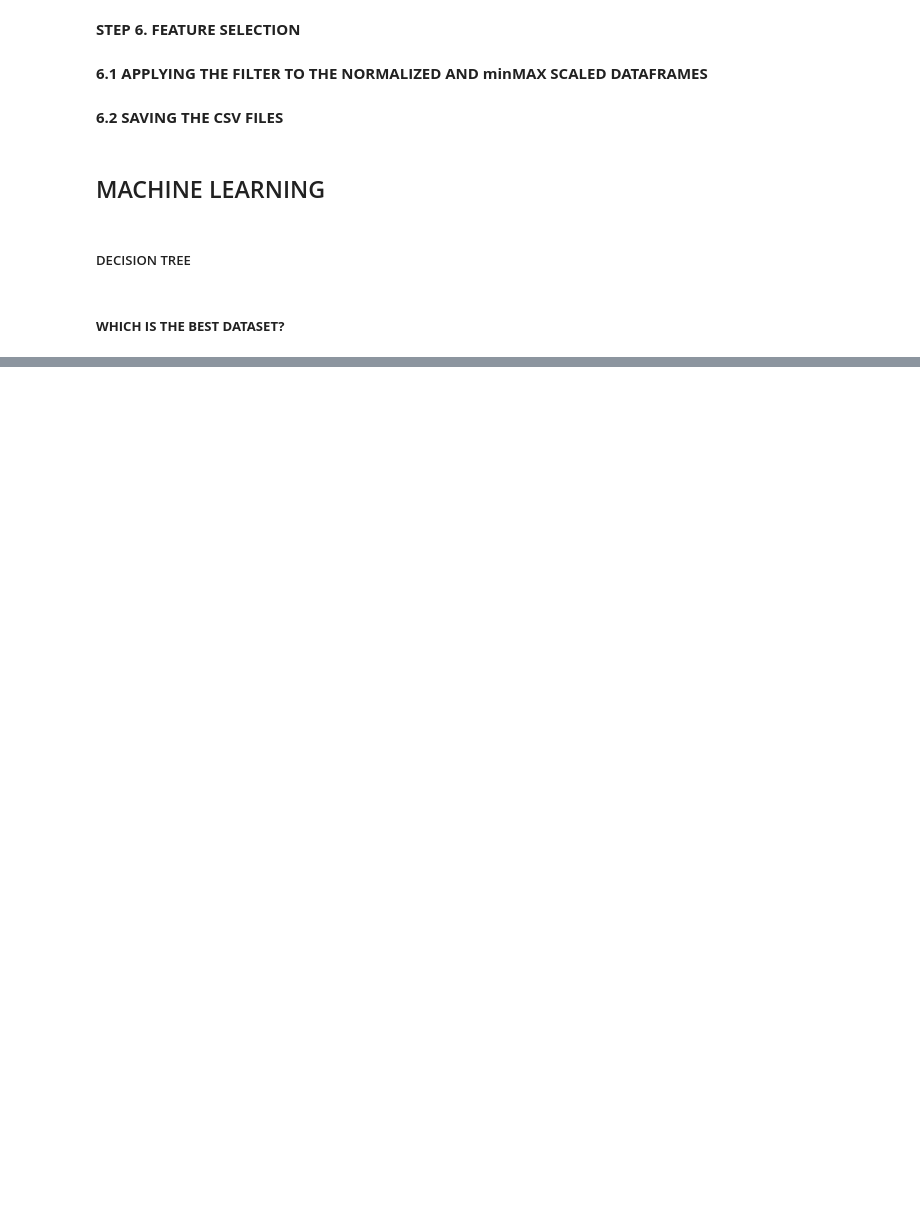
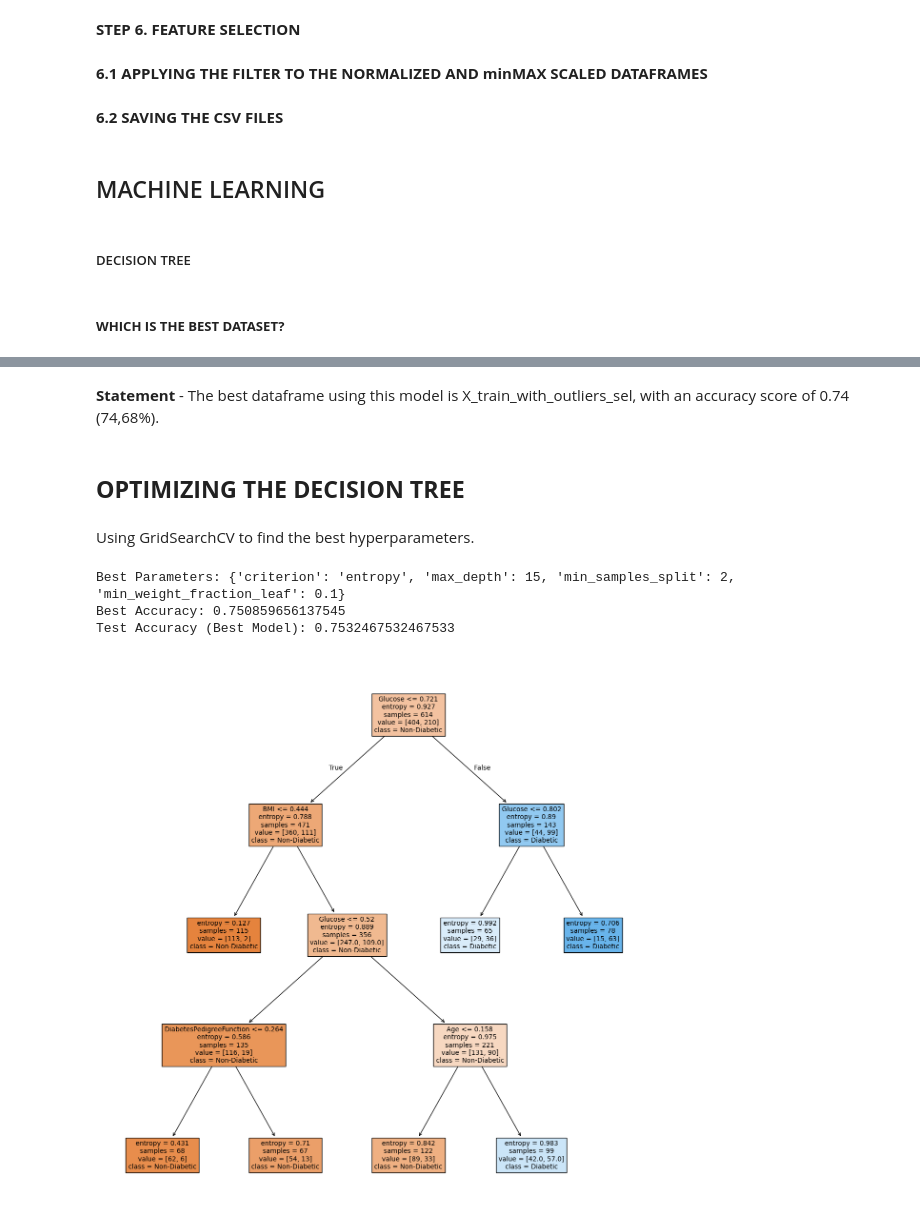
Before and after one commit to RitaViegas/RitaViegas---Decision-Tree-Project--main, a Jupyter notebook: src/explore.ipynb, the cells around one changed output, grey strips where cells are left out. Drawn from its saved outputs; the diff is of its cells as text; code cells hidden in the pictures; blank space fills up the shorter version.

Commit message:
Optimization- done

```diff
--- a/src/explore.ipynb
+++ b/src/explore.ipynb
@@ -684,0 +731,46 @@ for name, df in dfs_test.items():
+# %% [markdown]
+**Statement** - The best dataframe using this model is X_train_with_outliers_sel, with an accuracy score of 0.74 (74,68%).
+# %% [markdown]
+ ## **OPTIMIZING THE DECISION TREE**
+# %% [markdown]
+Using GridSearchCV to find the best hyperparameters.
+# %%
+# Define hyperparameters for optimization
+param_grid = {
+    'criterion': ['gini', 'entropy'],
+    "max_depth": [15, 20, 25, 30, 35],
+    "min_samples_split": [2, 3, 4, 5],
+    "min_weight_fraction_leaf": [0.01, 0.015, 0.025, 0.05, 0.075, 0.1]
+}
+
+# GridSearchCV
+grid_search = GridSearchCV(estimator=DecisionTreeClassifier(random_state=42),
+                           param_grid=param_grid,
+                           scoring='accuracy',
+                           cv=5, n_jobs=-1)
+grid_search.fit(X_train, y_train)
+
+# Best model & Results
+print("Best Parameters:", grid_search.best_params_)
+print("Best Accuracy:", grid_search.best_score_)
+
+
+best_model = grid_search.best_estimator_
+y_pred_best = best_model.predict(X_test)
+print("Test Accuracy (Best Model):", accuracy_score(y_test, y_pred_best))
+# %% [output]
+Best Parameters: {'criterion': 'entropy', 'max_depth': 15, 'min_samples_split': 2, 'min_weight_fraction_leaf': 0.1}
+Best Accuracy: 0.750859656137545
+Test Accuracy (Best Model): 0.7532467532467533
+# %%
+plt.figure(figsize=(15, 15))
+plt.title(f"Decision Tree for Best Model (Optimized)")
+tree.plot_tree(
+    best_model,
+    feature_names=list(X_train.columns),
+    class_names=["Non-Diabetic", "Diabetic"],
+    filled=True
+)
+plt.show()
+# %% [output]
+[figure, added]
```
Also changed, not shown: parts of 4 cells of this notebook.
